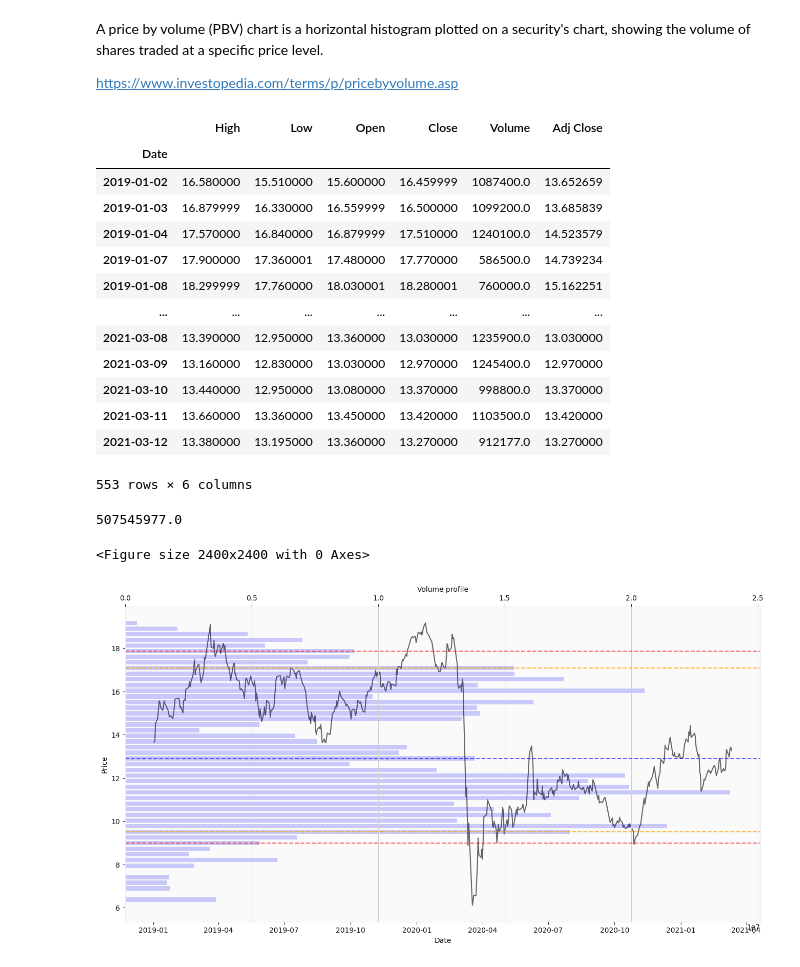
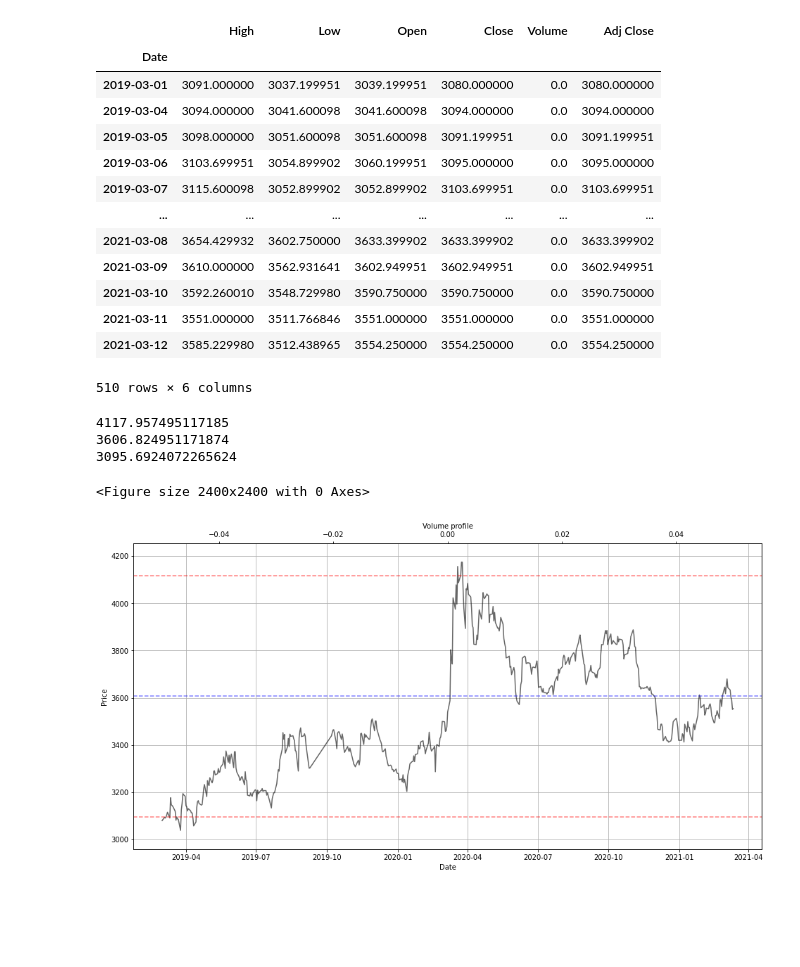
Before and after one commit to sergiocabrales/python, a Jupyter notebook: PricebyVolume.ipynb, the cells around one changed output. Drawn from its saved outputs; the diff is of its cells as text; code cells hidden in the pictures; blank space fills up the shorter version.

```diff
--- a/PricebyVolume.ipynb
+++ b/PricebyVolume.ipynb
@@ -5,7 +3,3 @@
-# %% [markdown]
-A price by volume (PBV) chart is a horizontal histogram plotted on a security's chart, showing the volume of shares traded at a specific price level.
-
-https://www.investopedia.com/terms/p/pricebyvolume.asp
 # %%
 import pandas as pd
 import numpy as np
@@ -18,23 +12,23 @@ import datetime
 import matplotlib.pyplot as plt
 # %%
 # Get the stock quote
-df = web.DataReader('EC', data_source='yahoo',start='2019-01-01', end='2021-03-12')
+df = web.DataReader('USDCOP=X', data_source='yahoo',start='2019-03-01', end='2021-03-12')
 df
 # %% [output]
 |  | High | Low | Open | Close | Volume | Adj Close |
 | Date |  |  |  |  |  |  |
-| 2019-01-02 | 16.580000 | 15.510000 | 15.600000 | 16.459999 | 1087400.0 | 13.652659 |
-| 2019-01-03 | 16.879999 | 16.330000 | 16.559999 | 16.500000 | 1099200.0 | 13.685839 |
-| 2019-01-04 | 17.570000 | 16.840000 | 16.879999 | 17.510000 | 1240100.0 | 14.523579 |
-| 2019-01-07 | 17.900000 | 17.360001 | 17.480000 | 17.770000 | 586500.0 | 14.739234 |
-| 2019-01-08 | 18.299999 | 17.760000 | 18.030001 | 18.280001 | 760000.0 | 15.162251 |
+| 2019-03-01 | 3091.000000 | 3037.199951 | 3039.199951 | 3080.000000 | 0.0 | 3080.000000 |
+| 2019-03-04 | 3094.000000 | 3041.600098 | 3041.600098 | 3094.000000 | 0.0 | 3094.000000 |
+| 2019-03-05 | 3098.000000 | 3051.600098 | 3051.600098 | 3091.199951 | 0.0 | 3091.199951 |
+| 2019-03-06 | 3103.699951 | 3054.899902 | 3060.199951 | 3095.000000 | 0.0 | 3095.000000 |
+| 2019-03-07 | 3115.600098 | 3052.899902 | 3052.899902 | 3103.699951 | 0.0 | 3103.699951 |
 | ... | ... | ... | ... | ... | ... | ... |
-| 2021-03-08 | 13.390000 | 12.950000 | 13.360000 | 13.030000 | 1235900.0 | 13.030000 |
-| 2021-03-09 | 13.160000 | 12.830000 | 13.030000 | 12.970000 | 1245400.0 | 12.970000 |
-| 2021-03-10 | 13.440000 | 12.950000 | 13.080000 | 13.370000 | 998800.0 | 13.370000 |
-| 2021-03-11 | 13.660000 | 13.360000 | 13.450000 | 13.420000 | 1103500.0 | 13.420000 |
-| 2021-03-12 | 13.380000 | 13.195000 | 13.360000 | 13.270000 | 912177.0 | 13.270000 |
+| 2021-03-08 | 3654.429932 | 3602.750000 | 3633.399902 | 3633.399902 | 0.0 | 3633.399902 |
+| 2021-03-09 | 3610.000000 | 3562.931641 | 3602.949951 | 3602.949951 | 0.0 | 3602.949951 |
+| 2021-03-10 | 3592.260010 | 3548.729980 | 3590.750000 | 3590.750000 | 0.0 | 3590.750000 |
+| 2021-03-11 | 3551.000000 | 3511.766846 | 3551.000000 | 3551.000000 | 0.0 | 3551.000000 |
+| 2021-03-12 | 3585.229980 | 3512.438965 | 3554.250000 | 3554.250000 | 0.0 | 3554.250000 |
-553 rows × 6 columns
+510 rows × 6 columns
 # %%
 df.rename(columns={'Adj Close': 'Adj_Close'}, inplace=True)
 start_price = df['Adj_Close'].min()
@@ -66,10 +60,3 @@ while high < stop_price:
 for idx, var in enumerate(vol_array):
     #print("{}: {}".format(idx, var))
     idx_array.append(idx)
-# %%
-total_vol = 0
-for i in range(0,len(df)):
-  total_vol = total_vol + df['Volume'][i]
-print(total_vol)
-# %% [output]
-507545977.0
@@ -90,30 +63,38 @@ X05 = tas_box(0.05)
+# %%
+P95 = np.percentile(low_array, 95)
+print(P95)
+P50 = np.percentile(low_array, 50)
+print(P50)
+P05 = np.percentile(low_array, 5)
+print(P05)
+# %% [output]
+4117.957495117185
+3606.824951171874
+3095.6924072265624
 # %%
 #price and corresponding partial volume profile
 plt.figure(figsize=(20, 20), dpi= 120, facecolor='w', edgecolor='k')
 
-#price
+#plt.subplot(321)
 fig, ax = plt.subplots(figsize=(16, 8))
 plt.plot(df.index, df['Adj_Close'], alpha=0.6, color='black')
 plt.grid()
 plt.xlabel('Date')
 plt.ylabel('Price')
 
-#PricebyVolume
 ax.twiny()
 h = int(df['Adj_Close'].max()/100) + 0.2
 plt.barh(low_array, vol_array, alpha = 0.2, color='blue', height=h)
-plt.axhline(X95, linestyle='--', alpha = 0.6, color = 'red')
-plt.axhline(X90, linestyle='--', alpha = 0.8, color = 'orange')
-plt.axhline(X50, linestyle='--', alpha = 0.6, color = 'blue')
-plt.axhline(X10, linestyle='--', alpha = 0.8, color = 'orange')
-plt.axhline(X05, linestyle='--', alpha = 0.6, color = 'red')
+plt.axhline(P95, linestyle='--', alpha = 0.5, color = 'red', label='P95')
+plt.axhline(P50, linestyle='--', alpha = 0.5, color = 'blue', label='P50')
+plt.axhline(P05, linestyle='--', alpha = 0.5, color = 'red', label='P5')
 plt.xlabel('Volume profile')
 plt.ylabel('Price')
 
 plt.show()
 # %% [output]
 <Figure size 2400x2400 with 0 Axes>
-[figure, old version]
+[figure, new version]
 # %%
 df.rename(columns={'Adj Close': 'Adj_Close'}, inplace=True)
 plt.figure(figsize=(10, 3), dpi= 120, facecolor='w', edgecolor='k')
```
Also changed, not shown: parts of 3 cells of this notebook.
